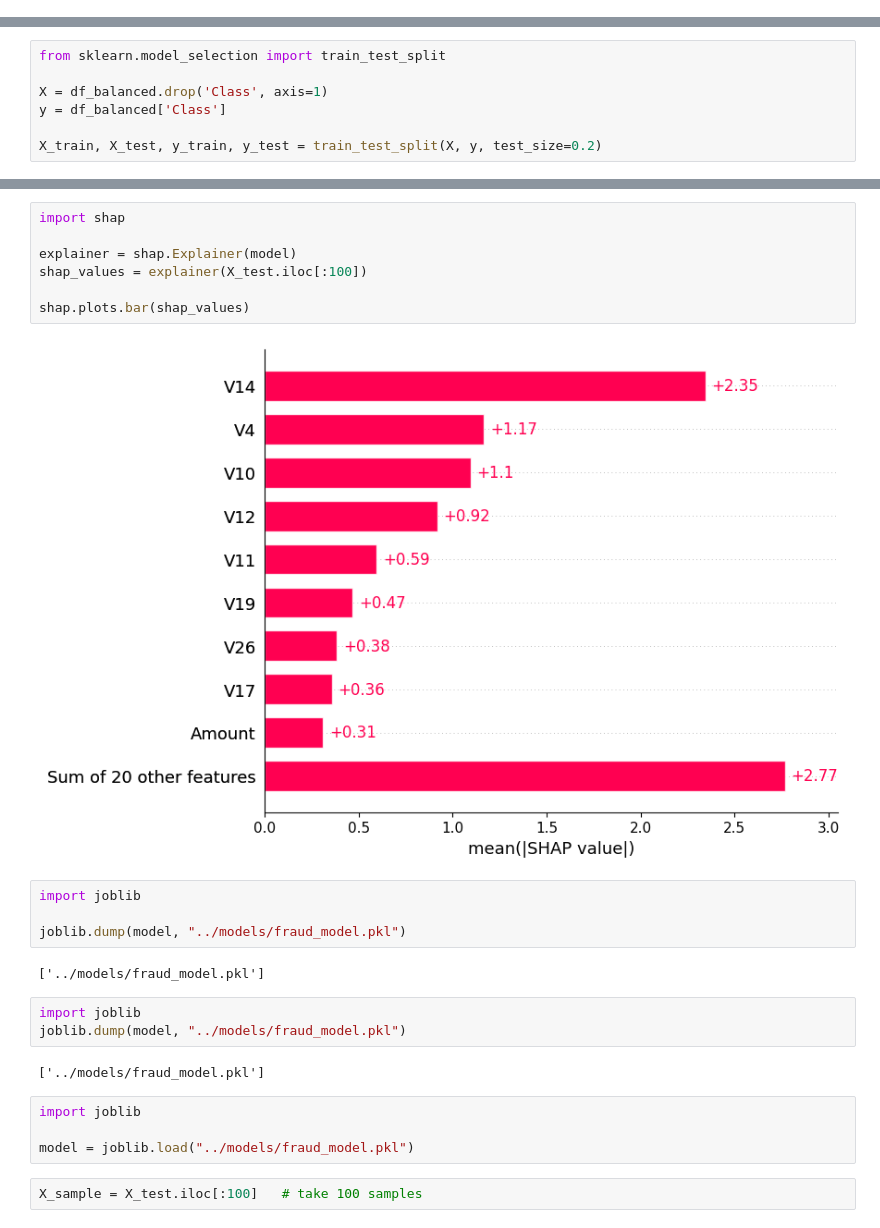
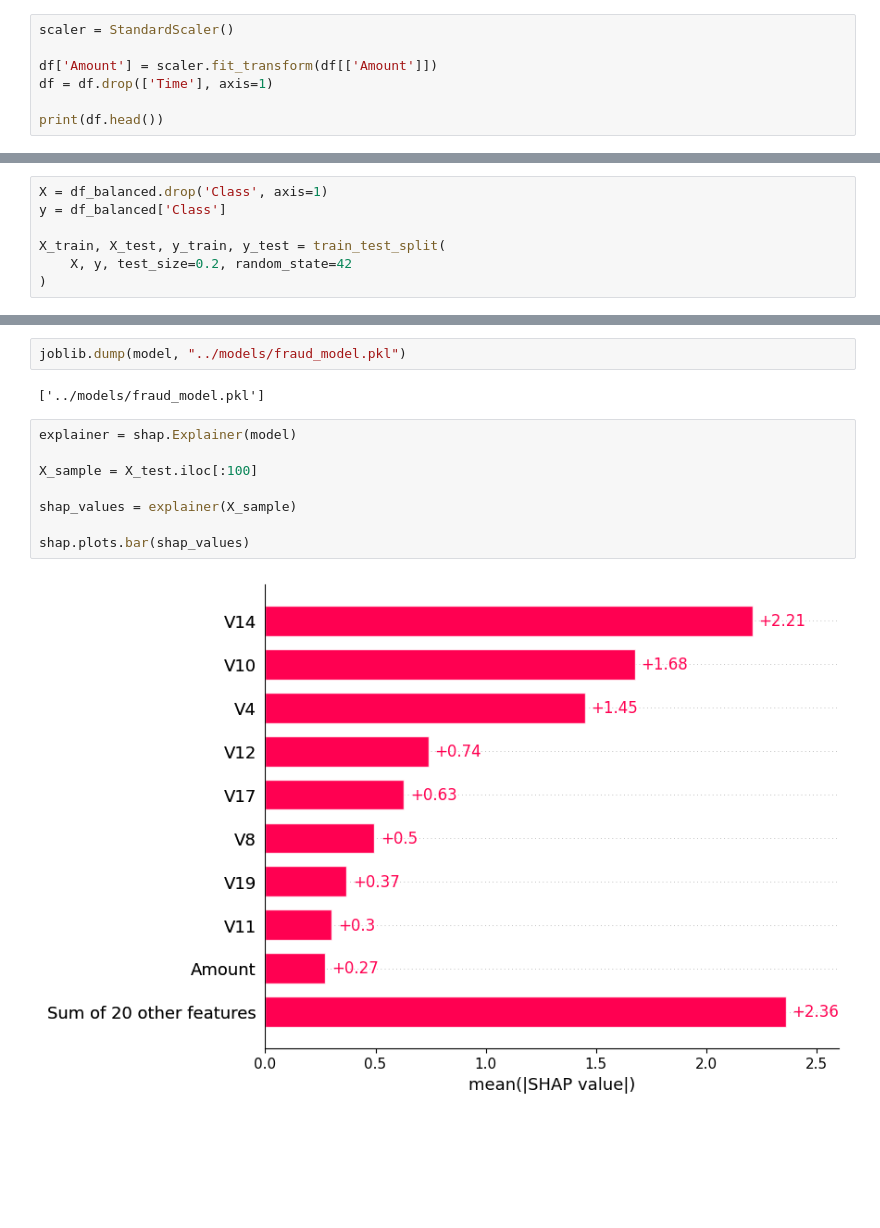
Before and after one commit to Vaishu0805/fraud-detection-system, a Jupyter notebook: notebooks/model_training.ipynb, the cells around one changed output, grey strips where cells are left out. Saved outputs shown, nothing was run; the diff lists cells and outputs as text; blank space fills up the shorter version.

```diff
--- a/notebooks/model_training.ipynb
+++ b/notebooks/model_training.ipynb
@@ -0,0 +36,7 @@
+# %%
+scaler = StandardScaler()
+
+df['Amount'] = scaler.fit_transform(df[['Amount']])
+df = df.drop(['Time'], axis=1)
+
+print(df.head())
@@ -1,7 +81,7 @@
 # %%
-from sklearn.model_selection import train_test_split
-
 X = df_balanced.drop('Class', axis=1)
 y = df_balanced['Class']
 
-X_train, X_test, y_train, y_test = train_test_split(X, y, test_size=0.2)
+X_train, X_test, y_train, y_test = train_test_split(
+    X, y, test_size=0.2, random_state=42
+)
@@ -8,26 +116,14 @@ X_train, X_test, y_train, y_test = train_test_split(X, y, test_size=0.2)
+# %%
+joblib.dump(model, "../models/fraud_model.pkl")
+# %% [output]
+['../models/fraud_model.pkl']
 # %%
-import shap
+explainer = shap.Explainer(model)
 
-explainer = shap.Explainer(model)
-shap_values = explainer(X_test.iloc[:100])
+X_sample = X_test.iloc[:100]
+
+shap_values = explainer(X_sample)
 
 shap.plots.bar(shap_values)
 # %% [output]
-[figure, old version]
+[figure, new version]
-# %%
-import joblib
-
-joblib.dump(model, "../models/fraud_model.pkl")
-# %% [output]
-['../models/fraud_model.pkl']
-# %%
-import joblib
-joblib.dump(model, "../models/fraud_model.pkl")
-# %% [output]
-['../models/fraud_model.pkl']
-# %%
-import joblib
-
-model = joblib.load("../models/fraud_model.pkl")
-# %%
-X_sample = X_test.iloc[:100]   # take 100 samples
```
Also changed, not shown: parts of 16 cells of this notebook, 3 other files.
